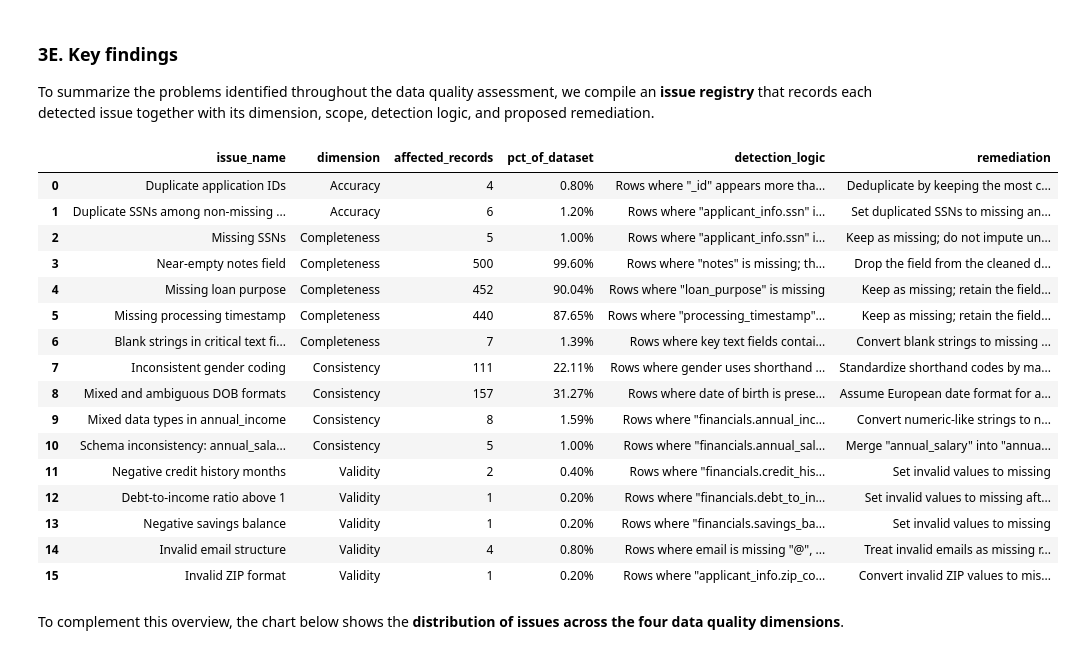
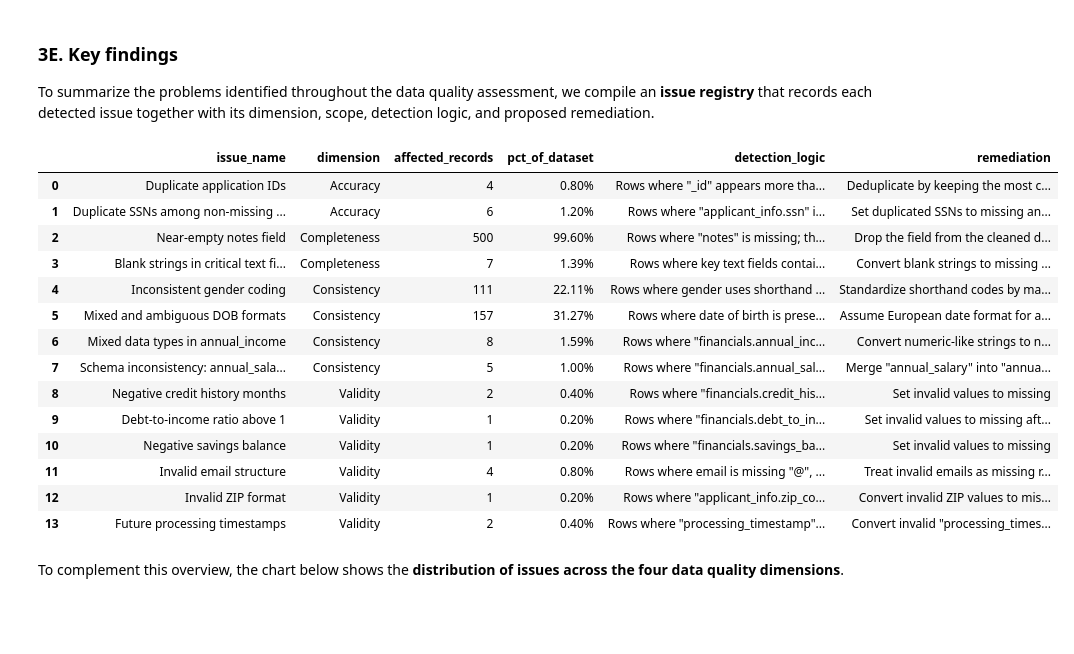
Before and after one commit to catarinapalma01/dego-project-team3, a Jupyter notebook: notebooks/01-data-quality.ipynb, the cells around one changed output. Drawn from its saved outputs; the diff is of its cells as text; code cells hidden in the pictures; blank space fills up the shorter version.

```diff
--- a/notebooks/01-data-quality.ipynb
+++ b/notebooks/01-data-quality.ipynb
@@ -1305,0 +1309,17 @@ To remediate this, we convert blank strings to missing (`NA`) and treat emails t
+# %%
+# Use current UTC time as the reference point
+now_utc = pd.Timestamp.now(tz="UTC")
+
+# Flag timestamps recorded in the future
+future_ts_mask = ts_parsed.notna() & (ts_parsed > now_utc)
+
+print(
+    "Future processing timestamps:",
+    int(future_ts_mask.sum()),
+    f"({future_ts_mask.mean() * 100:.2f}% of applications)"
+)
+
+# Show affected rows
+display(
+    df_raw.loc[future_ts_mask, ["_id", "processing_timestamp", "applicant_info.full_name"]]
+)
@@ -1378,39 +1405,12 @@ issues.append(issue_row(
 
 # COMPLETENESS
 issues.append(issue_row(
-    "Missing SSNs",
-    "Completeness",
-    df_raw["applicant_info.ssn"].isna(),
-    n_total,
-    'Rows where "applicant_info.ssn" is missing',
-    "Keep as missing; do not impute unique identifiers",
-))
-
-issues.append(issue_row(
     "Near-empty notes field",
     "Completeness",
     df_raw["notes"].isna(),
     n_total,
     'Rows where "notes" is missing; the field is populated in only 2 records',
     'Drop the field from the cleaned dataset because it adds little to no analytical value',
-))
-
-issues.append(issue_row(
-    "Missing loan purpose",
-    "Completeness",
-    df_raw["loan_purpose"].isna(),
-    n_total,
-    'Rows where "loan_purpose" is missing',
-    "Keep as missing; retain the field because it remains analytically useful when present",
-))
-
-issues.append(issue_row(
-    "Missing processing timestamp",
-    "Completeness",
-    df_raw["processing_timestamp"].isna(),
-    n_total,
-    'Rows where "processing_timestamp" is missing',
-    "Keep as missing; retain the field because it provides operational context when available",
 ))
 
 issues.append(issue_row(
@@ -1508,6 +1508,15 @@ issues.append(issue_row(
     "Convert invalid ZIP values to missing",
 ))
 
+issues.append(issue_row(
+    "Future processing timestamps",
+    "Validity",
+    future_ts_mask,
+    n_total,
+    'Rows where "processing_timestamp" is later than the time of analysis',
+    'Convert invalid "processing_timestamp" values to missing',
+))
+
 issue_registry = pd.DataFrame(issues)
 
 
@@ -1515,47 +1524,45 @@ issue_registry_view = issue_registry[[
     "issue_name",
     "dimension",
     "affected_records",
     "pct_of_dataset",
     "detection_logic",
     "remediation"
 ]]
 
 display(
     issue_registry_view.style
     .format({"pct_of_dataset": "{:.2f}%"})
     .set_properties(subset=["issue_name", "dimension"], **{
         "white-space": "normal",
         "text-align": "left",
         "vertical-align": "top"
     })
     .set_properties(subset=["detection_logic", "remediation"], **{
         "white-space": "normal",
         "text-align": "left",
         "vertical-align": "top",
         "max-width": "420px"
     })
     .set_table_styles([
         {"selector": "th", "props": [("text-align", "left")]},
     ])
 )
 # %% [output]
 |  | issue_name | dimension | affected_records | pct_of_dataset | detection_logic | remediation |
 | 0 | Duplicate application IDs | Accuracy | 4 | 0.80% | Rows where "_id" appears more tha... | Deduplicate by keeping the most c... |
 | 1 | Duplicate SSNs among non-missing ... | Accuracy | 6 | 1.20% | Rows where "applicant_info.ssn" i... | Set duplicated SSNs to missing an... |
-| 2 | Missing SSNs | Completeness | 5 | 1.00% | Rows where "applicant_info.ssn" i... | Keep as missing; do not impute un... |
-| 3 | Near-empty notes field | Completeness | 500 | 99.60% | Rows where "notes" is missing; th... | Drop the field from the cleaned d... |
-| 4 | Missing loan purpose | Completeness | 452 | 90.04% | Rows where "loan_purpose" is missing | Keep as missing; retain the field... |
-| 5 | Missing processing timestamp | Completeness | 440 | 87.65% | Rows where "processing_timestamp"... | Keep as missing; retain the field... |
-| 6 | Blank strings in critical text fi... | Completeness | 7 | 1.39% | Rows where key text fields contai... | Convert blank strings to missing ... |
-| 7 | Inconsistent gender coding | Consistency | 111 | 22.11% | Rows where gender uses shorthand ... | Standardize shorthand codes by ma... |
-| 8 | Mixed and ambiguous DOB formats | Consistency | 157 | 31.27% | Rows where date of birth is prese... | Assume European date format for a... |
-| 9 | Mixed data types in annual_income | Consistency | 8 | 1.59% | Rows where "financials.annual_inc... | Convert numeric-like strings to n... |
-| 10 | Schema inconsistency: annual_sala... | Consistency | 5 | 1.00% | Rows where "financials.annual_sal... | Merge "annual_salary" into "annua... |
-| 11 | Negative credit history months | Validity | 2 | 0.40% | Rows where "financials.credit_his... | Set invalid values to missing |
-| 12 | Debt-to-income ratio above 1 | Validity | 1 | 0.20% | Rows where "financials.debt_to_in... | Set invalid values to missing aft... |
-| 13 | Negative savings balance | Validity | 1 | 0.20% | Rows where "financials.savings_ba... | Set invalid values to missing |
-| 14 | Invalid email structure | Validity | 4 | 0.80% | Rows where email is missing "@", ... | Treat invalid emails as missing r... |
-| 15 | Invalid ZIP format | Validity | 1 | 0.20% | Rows where "applicant_info.zip_co... | Convert invalid ZIP values to mis... |
+| 2 | Near-empty notes field | Completeness | 500 | 99.60% | Rows where "notes" is missing; th... | Drop the field from the cleaned d... |
+| 3 | Blank strings in critical text fi... | Completeness | 7 | 1.39% | Rows where key text fields contai... | Convert blank strings to missing ... |
+| 4 | Inconsistent gender coding | Consistency | 111 | 22.11% | Rows where gender uses shorthand ... | Standardize shorthand codes by ma... |
+| 5 | Mixed and ambiguous DOB formats | Consistency | 157 | 31.27% | Rows where date of birth is prese... | Assume European date format for a... |
+| 6 | Mixed data types in annual_income | Consistency | 8 | 1.59% | Rows where "financials.annual_inc... | Convert numeric-like strings to n... |
+| 7 | Schema inconsistency: annual_sala... | Consistency | 5 | 1.00% | Rows where "financials.annual_sal... | Merge "annual_salary" into "annua... |
+| 8 | Negative credit history months | Validity | 2 | 0.40% | Rows where "financials.credit_his... | Set invalid values to missing |
+| 9 | Debt-to-income ratio above 1 | Validity | 1 | 0.20% | Rows where "financials.debt_to_in... | Set invalid values to missing aft... |
+| 10 | Negative savings balance | Validity | 1 | 0.20% | Rows where "financials.savings_ba... | Set invalid values to missing |
+| 11 | Invalid email structure | Validity | 4 | 0.80% | Rows where email is missing "@", ... | Treat invalid emails as missing r... |
+| 12 | Invalid ZIP format | Validity | 1 | 0.20% | Rows where "applicant_info.zip_co... | Convert invalid ZIP values to mis... |
+| 13 | Future processing timestamps | Validity | 2 | 0.40% | Rows where "processing_timestamp"... | Convert invalid "processing_times... |
 # %% [markdown]
 To complement this overview, the chart below shows the **distribution of issues across the four data quality dimensions**.
 # %%
```
Also changed, not shown: parts of 12 cells of this notebook, 2 other files.
